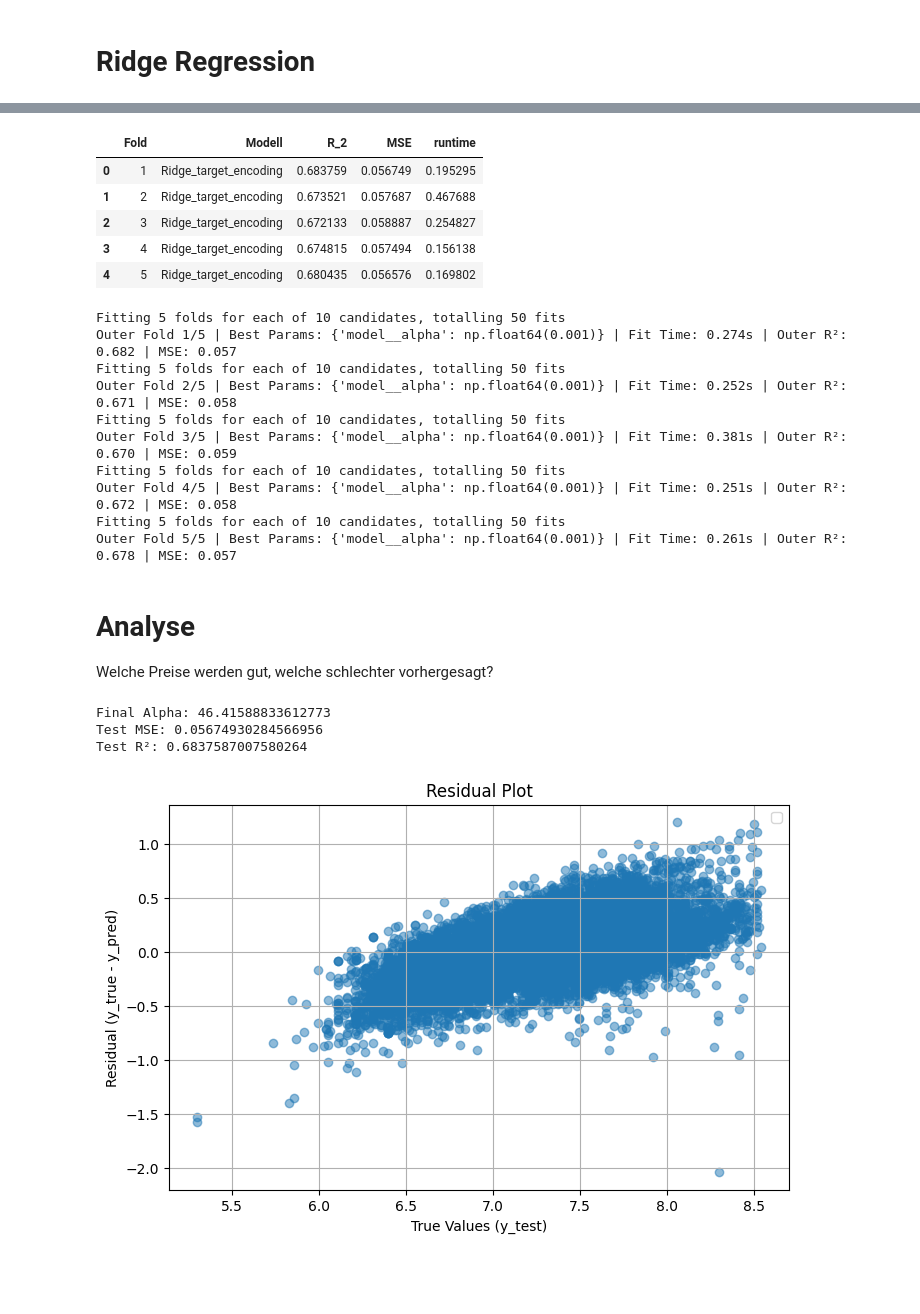
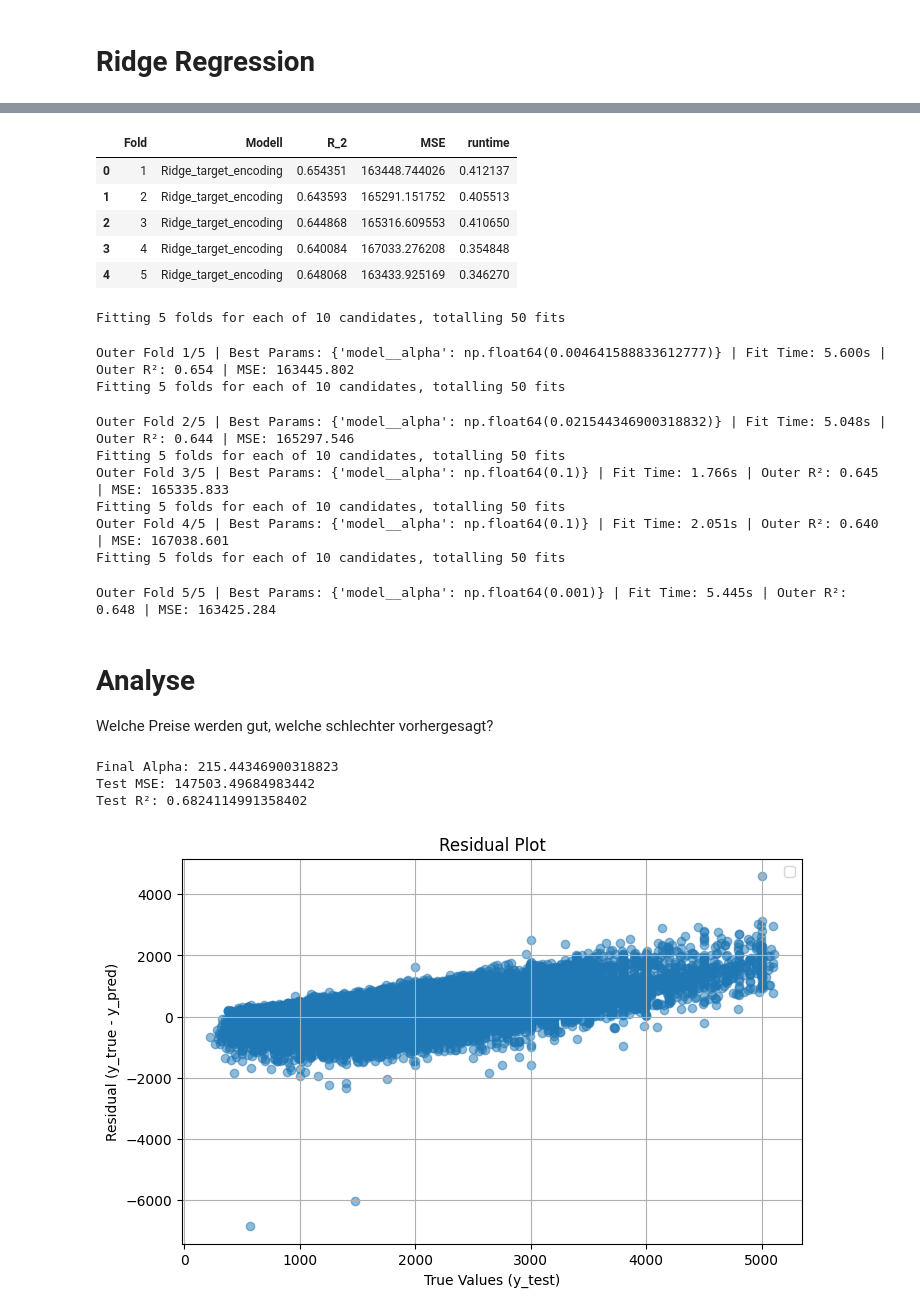
Before and after one commit to FelixFritz02/DataProject-WS-25-26, a Jupyter notebook: Regression.ipynb, the cells around one changed output, grey strips where cells are left out. Cells and saved outputs as stored; diff of their text form; code cells hidden in the pictures; blank space fills up the shorter version.

```diff
--- a/Regression.ipynb
+++ b/Regression.ipynb
@@ -8,7 +8,7 @@ data = pd.read_csv("preprocessed_apartment_rentals_no_state_dummies_nocluster.cs
 # Features und Ziel
 X = data.drop(columns=["price"])
 y = data["price"]
-y = np.log1p(y)  # Log-Transformation
+#y = np.log1p(y)  # Log-Transformation
 # %% [markdown]
 # Regression
 # %% [markdown]
@@ -37,11 +43,11 @@ model_evaluation["runtime"] = ridge_cv.get_fit_times()
 model_evaluation
 # %% [output]
 |  | Fold | Modell | R_2 | MSE | runtime |
-| 0 | 1 | Ridge_target_encoding | 0.683759 | 0.056749 | 0.195295 |
-| 1 | 2 | Ridge_target_encoding | 0.673521 | 0.057687 | 0.467688 |
-| 2 | 3 | Ridge_target_encoding | 0.672133 | 0.058887 | 0.254827 |
-| 3 | 4 | Ridge_target_encoding | 0.674815 | 0.057494 | 0.156138 |
-| 4 | 5 | Ridge_target_encoding | 0.680435 | 0.056576 | 0.169802 |
+| 0 | 1 | Ridge_target_encoding | 0.654351 | 163448.744026 | 0.412137 |
+| 1 | 2 | Ridge_target_encoding | 0.643593 | 165291.151752 | 0.405513 |
+| 2 | 3 | Ridge_target_encoding | 0.644868 | 165316.609553 | 0.410650 |
+| 3 | 4 | Ridge_target_encoding | 0.640084 | 167033.276208 | 0.354848 |
+| 4 | 5 | Ridge_target_encoding | 0.648068 | 163433.925169 | 0.346270 |
 # %%
 model_evaluation.to_pickle('benchmarking/Ridgeregression_targetencoding.pkl')
 # %%
@@ -53,15 +59,15 @@ lasso_cv = NestedCVRegressorWithTargetEncoding(model = Lasso(), param_grid = las
 lasso_cv.run(X, y, output=True)
 # %% [output]
 Fitting 5 folds for each of 10 candidates, totalling 50 fits
-Outer Fold 1/5 | Best Params: {'model__alpha': np.float64(0.001)} | Fit Time: 0.274s | Outer R²: 0.682 | MSE: 0.057
-Fitting 5 folds for each of 10 candidates, totalling 50 fits
-Outer Fold 2/5 | Best Params: {'model__alpha': np.float64(0.001)} | Fit Time: 0.252s | Outer R²: 0.671 | MSE: 0.058
-Fitting 5 folds for each of 10 candidates, totalling 50 fits
-Outer Fold 3/5 | Best Params: {'model__alpha': np.float64(0.001)} | Fit Time: 0.381s | Outer R²: 0.670 | MSE: 0.059
-Fitting 5 folds for each of 10 candidates, totalling 50 fits
-Outer Fold 4/5 | Best Params: {'model__alpha': np.float64(0.001)} | Fit Time: 0.251s | Outer R²: 0.672 | MSE: 0.058
-Fitting 5 folds for each of 10 candidates, totalling 50 fits
-Outer Fold 5/5 | Best Params: {'model__alpha': np.float64(0.001)} | Fit Time: 0.261s | Outer R²: 0.678 | MSE: 0.057
+Outer Fold 1/5 | Best Params: {'model__alpha': np.float64(0.004641588833612777)} | Fit Time: 5.600s | Outer R²: 0.654 | MSE: 163445.802
+Fitting 5 folds for each of 10 candidates, totalling 50 fits
+Outer Fold 2/5 | Best Params: {'model__alpha': np.float64(0.021544346900318832)} | Fit Time: 5.048s | Outer R²: 0.644 | MSE: 165297.546
+Fitting 5 folds for each of 10 candidates, totalling 50 fits
+Outer Fold 3/5 | Best Params: {'model__alpha': np.float64(0.1)} | Fit Time: 1.766s | Outer R²: 0.645 | MSE: 165335.833
+Fitting 5 folds for each of 10 candidates, totalling 50 fits
+Outer Fold 4/5 | Best Params: {'model__alpha': np.float64(0.1)} | Fit Time: 2.051s | Outer R²: 0.640 | MSE: 167038.601
+Fitting 5 folds for each of 10 candidates, totalling 50 fits
+Outer Fold 5/5 | Best Params: {'model__alpha': np.float64(0.001)} | Fit Time: 5.445s | Outer R²: 0.648 | MSE: 163425.284
 # %% [markdown]
 # Analyse
 Welche Preise werden gut, welche schlechter vorhergesagt?
@@ -106,40 +112,40 @@ X_train_enc[["cityname", "state"]] = te.transform(X_train[["cityname", "state"]]
 X_test_enc[["cityname", "state"]] = te.transform(X_test[["cityname", "state"]])
 
 # ---------------------------------------------------------
 # 4️⃣ Finales Ridge-Modell trainieren
 # ---------------------------------------------------------
 final_model = Ridge(alpha=final_alpha)
 final_model.fit(X_train_enc, y_train)
 
 # ---------------------------------------------------------
 # 5️⃣ Vorhersagen + Scores
 # ---------------------------------------------------------
-y_pred = final_model.predict(X_test_enc)
+y_pred = final_model.predict(X_train_enc)
 
-mse = mean_squared_error(y_test, y_pred)
-r2 = r2_score(y_test, y_pred)
+mse = mean_squared_error(y_train, y_pred)
+r2 = r2_score(y_train, y_pred)
 
 print("Test MSE:", mse)
 print("Test R²:", r2)
 
 # ---------------------------------------------------------
 # 6️⃣ Residual Plot (Residuals oder Absolute Error)
 # ---------------------------------------------------------
-residuals = y_test - y_pred
-abs_error = np.abs(y_test - y_pred)
+residuals = y_train - y_pred
+abs_error = np.abs(y_train - y_pred)
 
 plt.figure(figsize=(8,5))
-scatter = plt.scatter(y_test, residuals,
+scatter = plt.scatter(y_train, residuals,
                       alpha=0.5)
 plt.xlabel("True Values (y_test)")
 plt.ylabel("Residual (y_true - y_pred)")
 plt.title("Residual Plot")
 plt.grid(True)
 #plt.hist(y_test, bins = 50, alpha=0.3, label='y_test', color='red')
 plt.legend()
 plt.show()
 # %% [output]
-Final Alpha: 46.41588833612773
-Test MSE: 0.05674930284566956
-Test R²: 0.6837587007580264
+Final Alpha: 215.44346900318823
+Test MSE: 147503.49684983442
+Test R²: 0.6824114991358402
-[figure, old version]
+[figure, new version]
```
Also changed, not shown: parts of 3 cells of this notebook, 6 other files.
